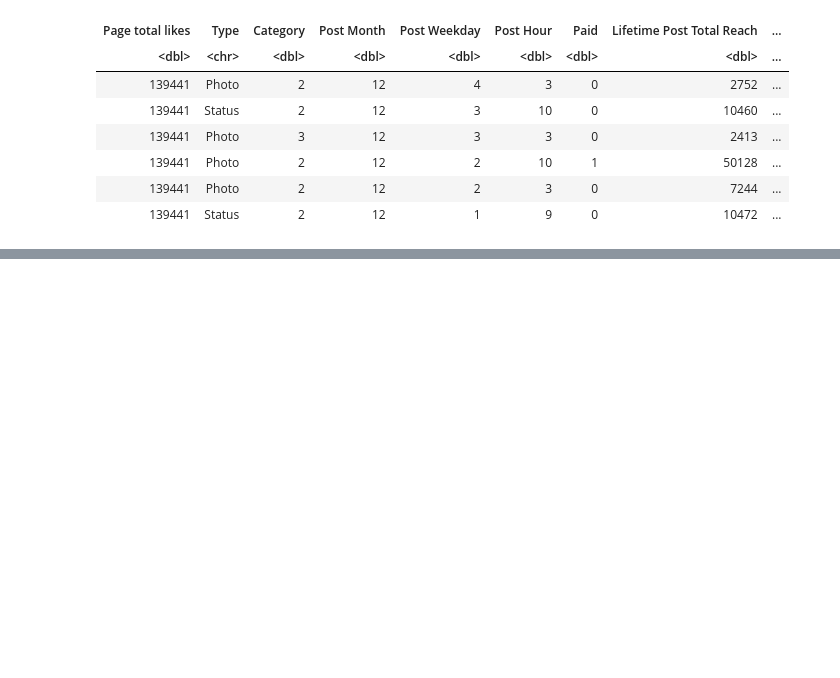
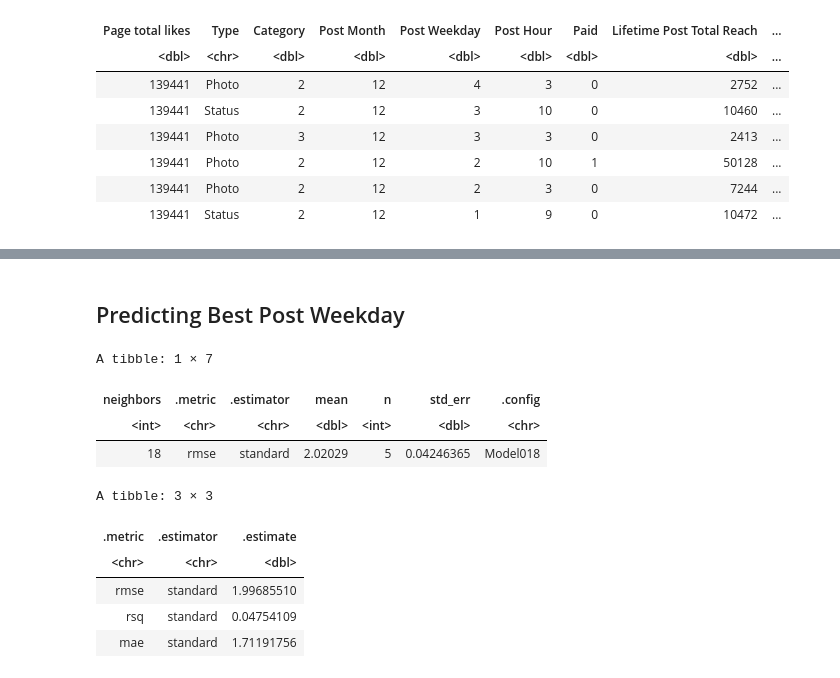
Before and after one commit to amellios/data_science_woohoo, a Jupyter notebook: Final Project Analysis.ipynb, the cells around one changed output, grey strips where cells are left out. Drawn from its saved outputs; the diff is of its cells as text; code cells hidden in the pictures; blank space fills up the shorter version.

```diff
--- a/Final Project Analysis.ipynb
+++ b/Final Project Analysis.ipynb
@@ -233,0 +238,74 @@ A tibble: 3 × 3
+# %% [markdown]
+## Predicting Best Post Weekday
+# %%
+#Splitting into training and testing data
+#Split into training (75 percent of data set) and test data
+facebook_split_3 <- initial_split(facebook, prop = 0.75, strata = `Post Weekday`)
+facebook_train_3 <- training(facebook_split_3)
+facebook_test_3 <- testing(facebook_split_3)
+
+#Recipe for Post Hour
+facebook_recipe_3 <- recipe(`Post Weekday` ~ comment + share + like, data = facebook_train_3) %>%
+                   step_scale(all_predictors()) %>%
+                   step_center(all_predictors())
+#Model
+facebook_spec_3 <- nearest_neighbor(weight_func = "rectangular", neighbors = tune()) %>%
+                 set_engine("kknn") %>%
+                 set_mode("regression")
+
+#5 fold cross validation
+facebook_vfold_3 <- vfold_cv(facebook_train_3, v = 5, strata = `Post Weekday`)
+
+#workflow
+facebook_workflow_3 <- workflow() %>%
+                     add_recipe(facebook_recipe_3) %>%
+                     add_model(facebook_spec_3)
+
+#testing 200 values to find the best value for K
+gridvals_3 <- tibble(neighbors = seq(1, 200))
+
+#Tuning workflow to test the values of K
+facebook_results_3 <- facebook_workflow_3 %>%
+                        tune_grid(resamples = facebook_vfold_3, grid = gridvals_3) %>%
+                        collect_metrics()
+#Min amount of RMSPE along with mean and standard error to find the best K value to use
+facebook_min_3 <- facebook_results_3 %>%
+    filter(.metric == "rmse") %>%
+    arrange(mean)  %>%
+    slice(1)
+
+facebook_min_3
+
+#Min RMSPE
+k_min_3 <- facebook_min_3 %>%
+            pull(neighbors)
+
+#Using the best K in our model
+facebook_best_spec_3 <- nearest_neighbor(weight_func = "rectangular", neighbors = k_min_3) %>%
+                            set_engine("kknn") %>%
+                            set_mode("regression")
+
+#Reworking the workflow to incorporate our chosen K
+facebook_best_fit_3 <- workflow() %>%
+                        add_recipe(facebook_recipe_3) %>%
+                        add_model(facebook_best_spec_3) %>%
+                        fit(data = facebook_train_3)
+
+#Summary of the training vs testing data
+facebook_summary_3 <- facebook_best_fit_3 %>%
+                       predict(facebook_test_3) %>%
+                       bind_cols(facebook_test_3) %>%
+                       metrics(truth = `Post Weekday`, estimate = .pred)
+
+facebook_summary_3
+# %% [output]
+A tibble: 1 × 7
+| neighbors | .metric | .estimator | mean | n | std_err | .config |
+| <int> | <chr> | <chr> | <dbl> | <int> | <dbl> | <chr> |
+| 18 | rmse | standard | 2.02029 | 5 | 0.04246365 | Model018 |
+A tibble: 3 × 3
+| .metric | .estimator | .estimate |
+| <chr> | <chr> | <dbl> |
+| rmse | standard | 1.99685510 |
+| rsq | standard | 0.04754109 |
+| mae | standard | 1.71191756 |
```
Also changed, not shown: parts of 6 cells of this notebook.
